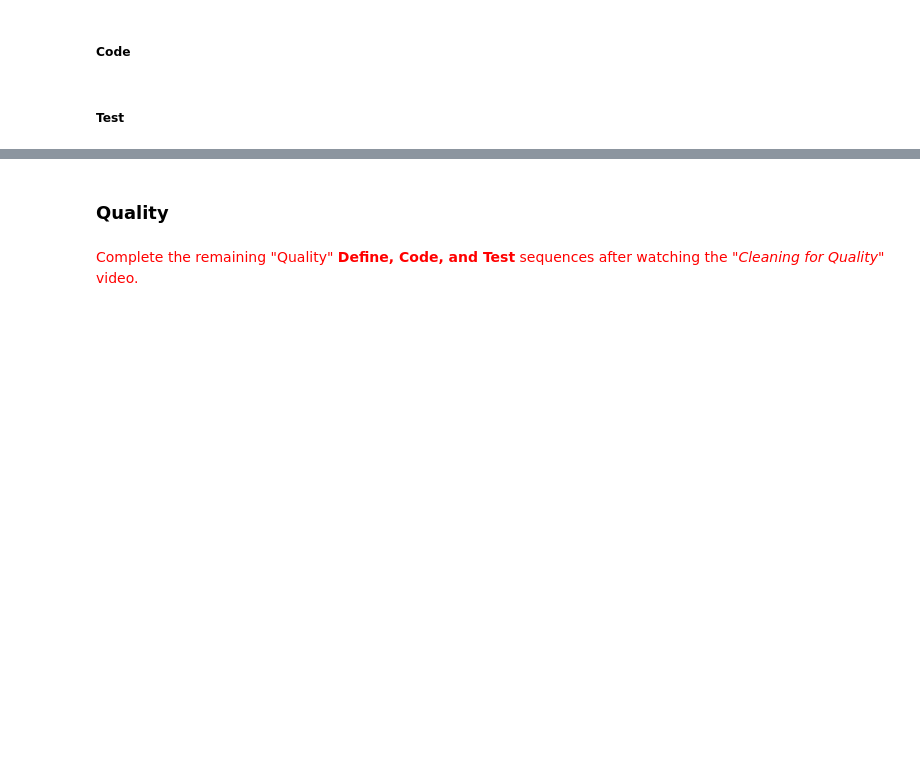
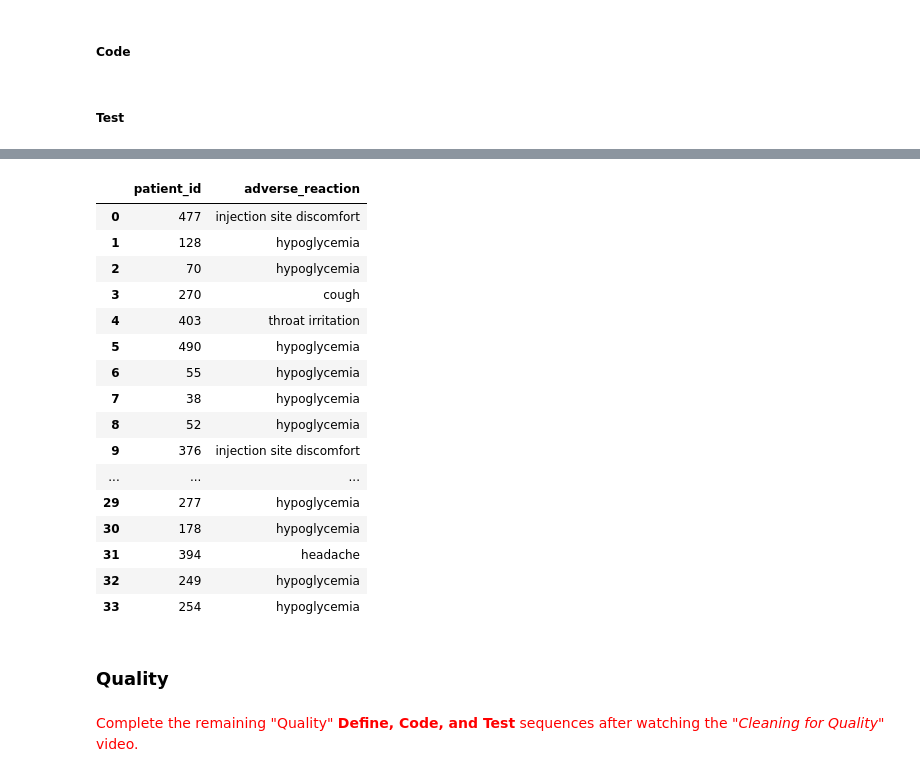
Before and after one commit to thaysmartinez/learning, a Jupyter notebook: cleaning/cleaning-student.ipynb, the cells around one changed output, grey strips where cells are left out. Cells and saved outputs as stored; diff of their text form; code cells hidden in the pictures; blank space fills up the shorter version.

```diff
--- a/cleaning/cleaning-student.ipynb
+++ b/cleaning/cleaning-student.ipynb
@@ -496,3 +604,18 @@ df_test
+# %%
+# Capitalize first character on given_name and surname columns
+adverse_reactions_clean['given_name'] = adverse_reactions_clean['given_name'].str.title()
+adverse_reactions_clean['surname'] = adverse_reactions_clean['surname'].str.title()
+
+# Merge patient_id column from patients_clean into adverse_reactions_clean
+adverse_reactions_clean = pd.merge(adverse_reactions_clean,
+                                   patients_clean[['patient_id', 'given_name', 'surname']],
+                                   on=('given_name', 'surname'), how='left')
+
+# Remove given_name and surname_columnss
+adverse_reactions_clean.drop(['given_name', 'surname'], axis=1, inplace=True)
+
+# Reorder columns in adverse_reactions_clean DataFrame
+adverse_reactions_clean = adverse_reactions_clean[['patient_id', 'adverse_reaction']]
 # %% [markdown]
 ##### Test
 # %%
@@ -500,3 +632,23 @@ df_test
+# %%
+adverse_reactions_clean
+# %% [output]
+|  | patient_id | adverse_reaction |
+| 0 | 477 | injection site discomfort |
+| 1 | 128 | hypoglycemia |
+| 2 | 70 | hypoglycemia |
+| 3 | 270 | cough |
+| 4 | 403 | throat irritation |
+| 5 | 490 | hypoglycemia |
+| 6 | 55 | hypoglycemia |
+| 7 | 38 | hypoglycemia |
+| 8 | 52 | hypoglycemia |
+| 9 | 376 | injection site discomfort |
+| ... | ... | ... |
+| 29 | 277 | hypoglycemia |
+| 30 | 178 | hypoglycemia |
+| 31 | 394 | headache |
+| 32 | 249 | hypoglycemia |
+| 33 | 254 | hypoglycemia |
 # %% [markdown]
 ### Quality
 # %% [markdown]
```
Also changed, not shown: parts of 25 cells of this notebook.
